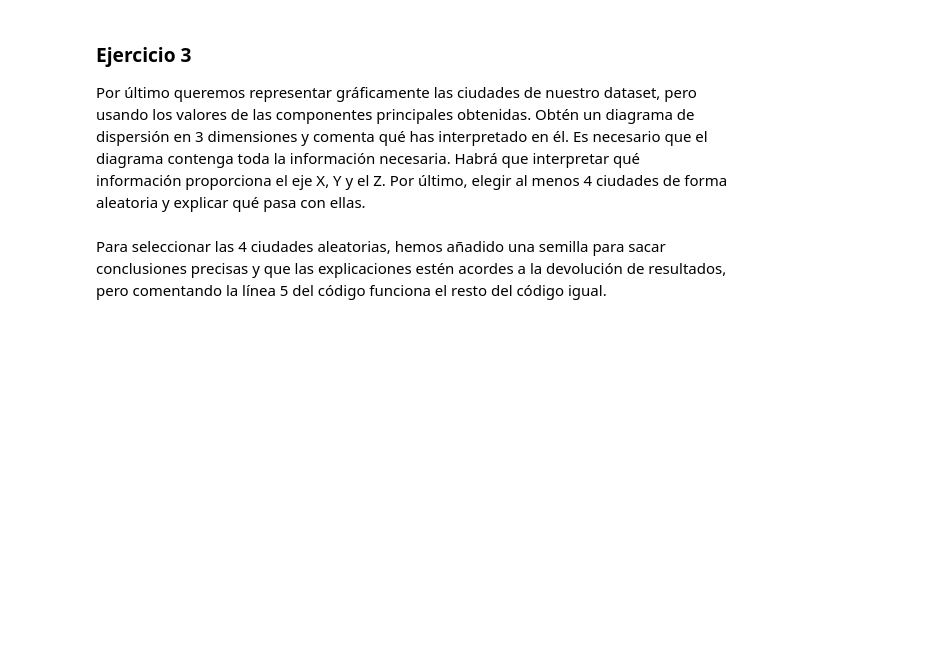
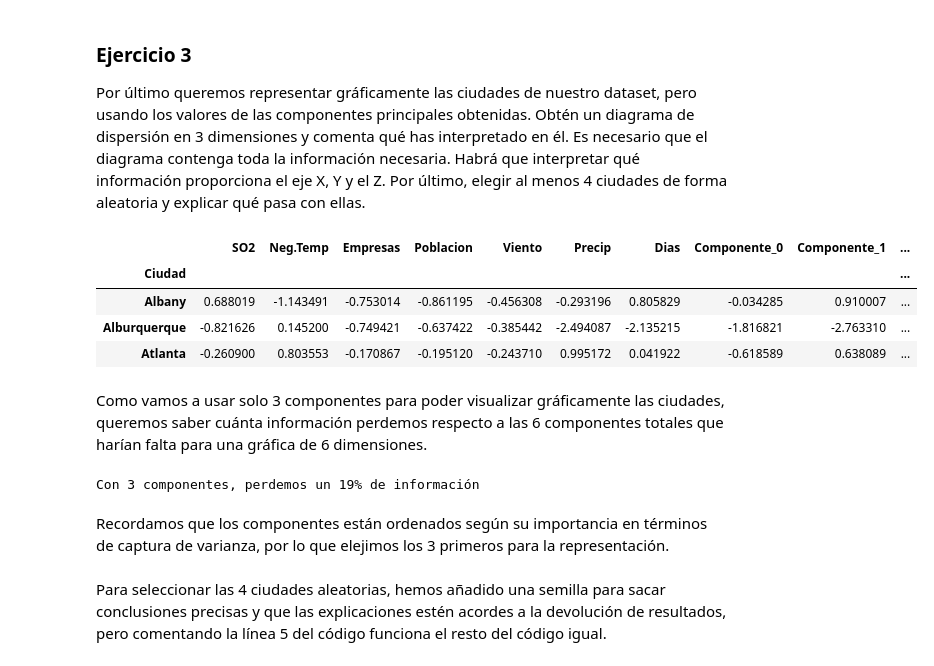
Before and after one commit to CeliaDiazSanchez/Data-Mining, a Jupyter notebook: LAB01_p3.ipynb, the cells around one changed output. Drawn from its saved outputs; the diff is of its cells as text; code cells hidden in the pictures; blank space fills up the shorter version.

```diff
--- a/LAB01_p3.ipynb
+++ b/LAB01_p3.ipynb
@@ -1078,6 +1088,23 @@ los valores de las componentes principales obtenidas. Obtén un diagrama de disp
 comenta qué has interpretado en él. Es necesario que el diagrama contenga toda la información necesaria.
 Habrá que interpretar qué información proporciona el eje X, Y y el Z. Por último, elegir al menos 4 ciudades
 de forma aleatoria y explicar qué pasa con ellas.
+# %%
+df_pca.head(3)
+# %% [output]
+|  | SO2 | Neg.Temp | Empresas | Poblacion | Viento | Precip | Dias | Componente_0 | Componente_1 | ... |
+| Ciudad |  |  |  |  |  |  |  |  |  | ... |
+| Albany | 0.688019 | -1.143491 | -0.753014 | -0.861195 | -0.456308 | -0.293196 | 0.805829 | -0.034285 | 0.910007 | ... |
+| Alburquerque | -0.821626 | 0.145200 | -0.749421 | -0.637422 | -0.385442 | -2.494087 | -2.135215 | -1.816821 | -2.763310 | ... |
+| Atlanta | -0.260900 | 0.803553 | -0.170867 | -0.195120 | -0.243710 | 0.995172 | 0.041922 | -0.618589 | 0.638089 | ... |
+# %% [markdown]
+Como vamos a usar solo 3 componentes para poder visualizar gráficamente las ciudades, queremos saber cuánta información perdemos respecto a las 6 componentes totales que harían falta para una gráfica de 6 dimensiones.
+# %%
+info_perdida = 100 - pca_results['% Informacion Aportada'].head(3).sum()
+print("Con 3 componentes, perdemos un %.f%% de información" % info_perdida)
+# %% [output]
+Con 3 componentes, perdemos un 19% de información
+# %% [markdown]
+Recordamos que los componentes están ordenados según su importancia en términos de captura de varianza, por lo que elejimos los 3 primeros para la representación.
 # %% [markdown]
 Para seleccionar las 4 ciudades aleatorias, hemos añadido una semilla para sacar conclusiones precisas y que las explicaciones estén acordes a la devolución de resultados, pero comentando la línea 5 del código funciona el resto del código igual.
 # %%
```
Also changed, not shown: parts of 5 cells of this notebook.
